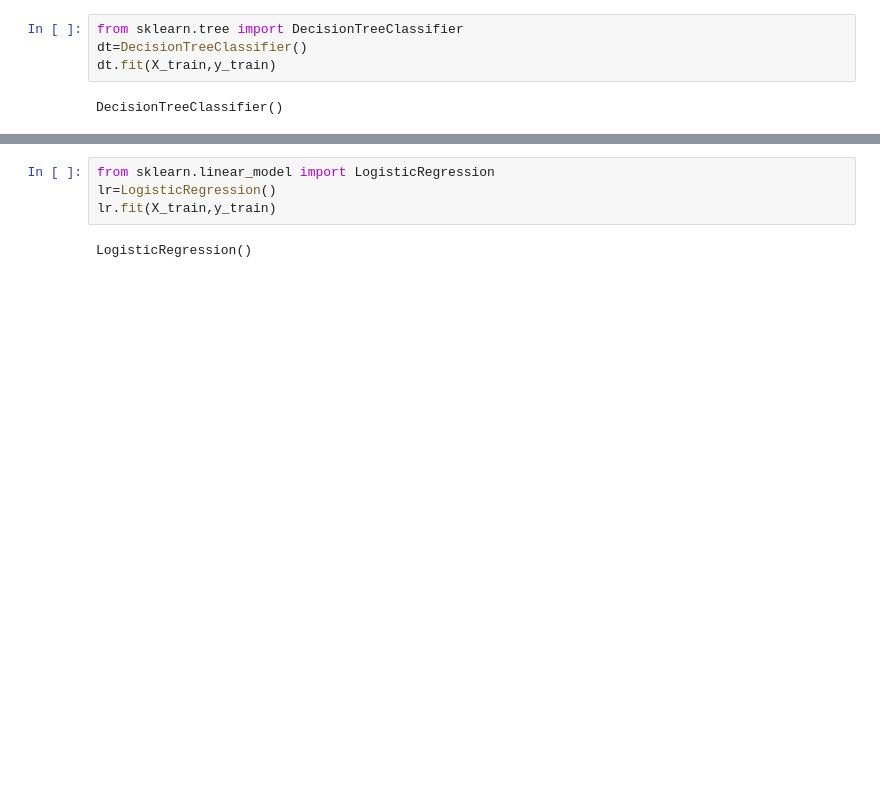
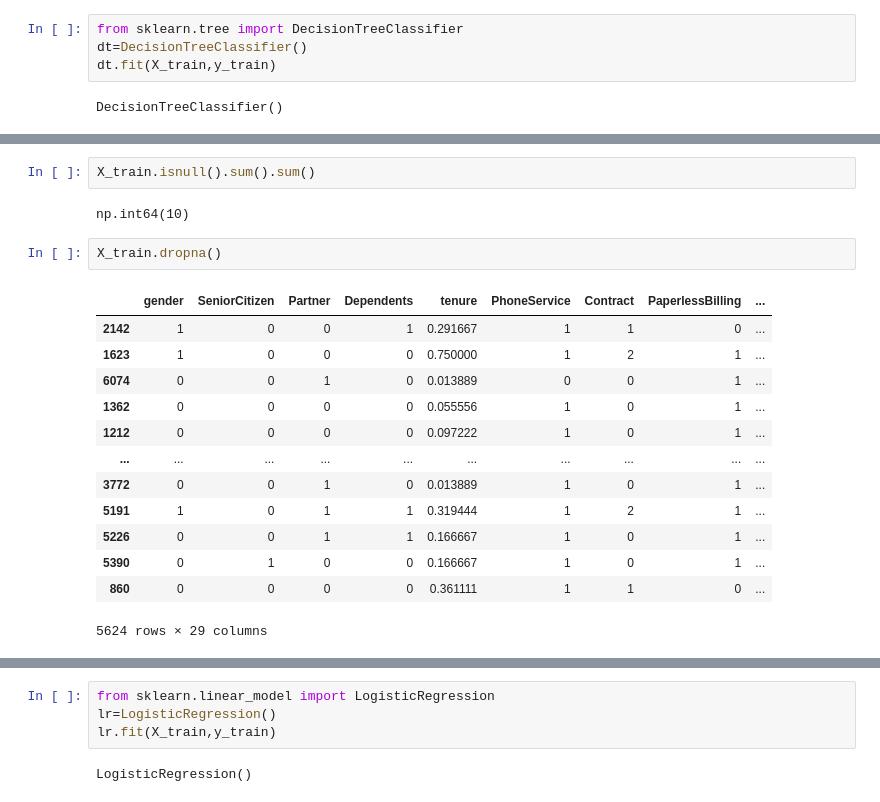
Before and after one commit to tuhinCr7/Customer_Churn_Prediction, a Jupyter notebook: Customer_Churn_Prediction.ipynb, the cells around one changed output, grey strips where cells are left out. Cells and saved outputs as stored; diff of their text form; blank space fills up the shorter version.

```diff
--- a/Customer_Churn_Prediction.ipynb
+++ b/Customer_Churn_Prediction.ipynb
@@ -627,0 +611,20 @@ dt.score(X_test,y_test)
+# %%
+X_train.isnull().sum().sum()
+# %% [output]
+np.int64(10)
+# %%
+X_train.dropna()
+# %% [output]
+|  | gender | SeniorCitizen | Partner | Dependents | tenure | PhoneService | Contract | PaperlessBilling | ... |
+| 2142 | 1 | 0 | 0 | 1 | 0.291667 | 1 | 1 | 0 | ... |
+| 1623 | 1 | 0 | 0 | 0 | 0.750000 | 1 | 2 | 1 | ... |
+| 6074 | 0 | 0 | 1 | 0 | 0.013889 | 0 | 0 | 1 | ... |
+| 1362 | 0 | 0 | 0 | 0 | 0.055556 | 1 | 0 | 1 | ... |
+| 1212 | 0 | 0 | 0 | 0 | 0.097222 | 1 | 0 | 1 | ... |
+| ... | ... | ... | ... | ... | ... | ... | ... | ... | ... |
+| 3772 | 0 | 0 | 1 | 0 | 0.013889 | 1 | 0 | 1 | ... |
+| 5191 | 1 | 0 | 1 | 1 | 0.319444 | 1 | 2 | 1 | ... |
+| 5226 | 0 | 0 | 1 | 1 | 0.166667 | 1 | 0 | 1 | ... |
+| 5390 | 0 | 1 | 0 | 0 | 0.166667 | 1 | 0 | 1 | ... |
+| 860 | 0 | 0 | 0 | 0 | 0.361111 | 1 | 1 | 0 | ... |
+5624 rows × 29 columns
```
Also changed, not shown: parts of 16 cells of this notebook.
